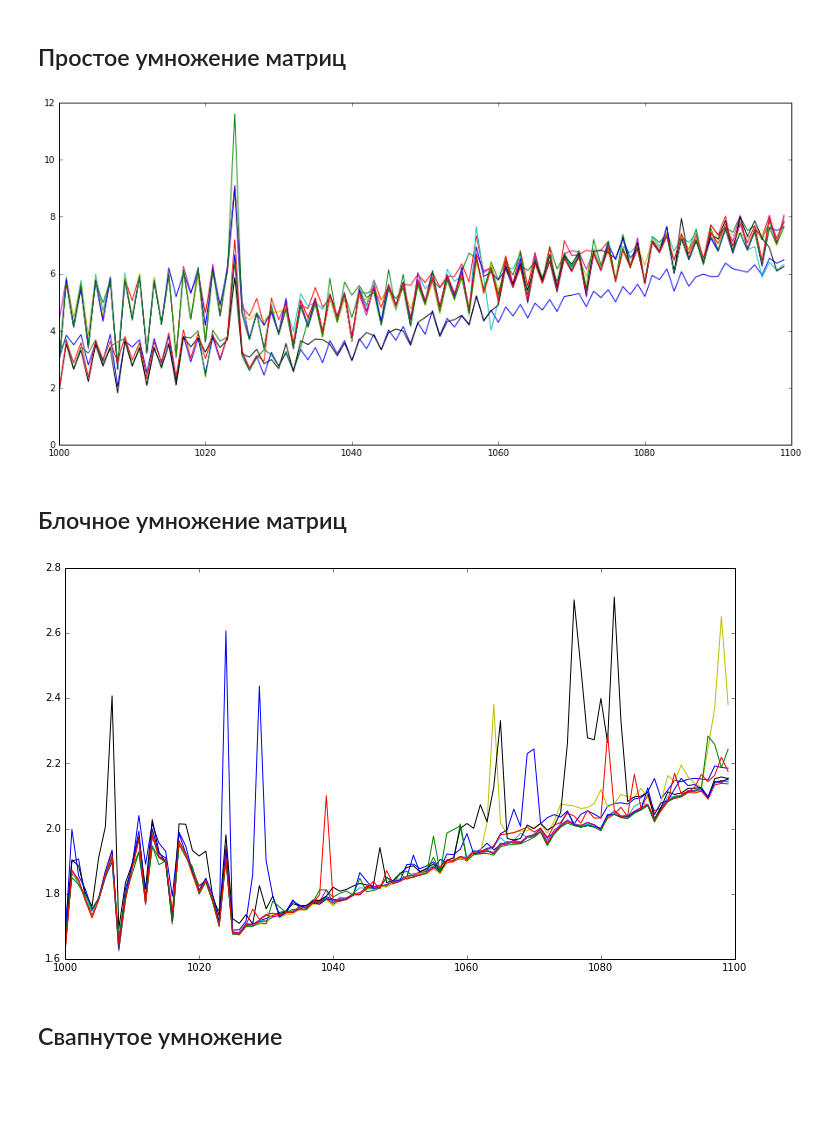
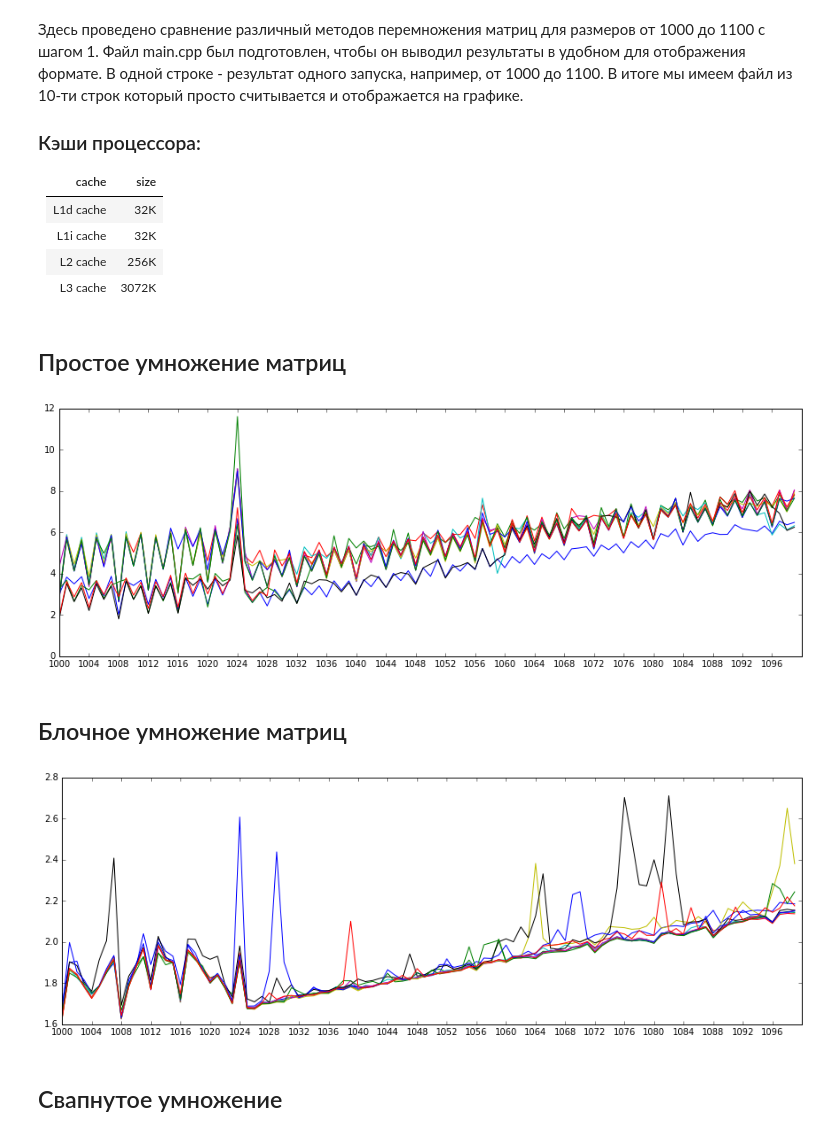
Before and after one commit to matveinazaruk/mag_tolstikov, a Jupyter notebook: 1000_1100.ipynb, the cells around one changed output. Drawn from its saved outputs; the diff is of its cells as text; code cells hidden in the pictures; blank space fills up the shorter version.

Commit message:
Adjusted graphics.

```diff
--- a/1000_1100.ipynb
+++ b/1000_1100.ipynb
@@ -1,6 +1,7 @@
 # %%
 %matplotlib inline
 import matplotlib.pyplot as plt
+import numpy as np
 
 simple_results = []
 with open('simple_results_1000_1100.txt') as fin:
@@ -18,4 +19,4 @@ with open('swapped_results_1000_1100.txt') as fin:
         swapped_results.append([float(n) for n in line.split()])
 
 
-plt.rcParams["figure.figsize"] = (15, 7)
+plt.rcParams["figure.figsize"] = (15, 5)
@@ -22,19 +28,36 @@ plt.rcParams["figure.figsize"] = (15, 7)
+# %% [markdown]
+Здесь проведено сравнение различный методов перемножения матриц для размеров от 1000 до 1100 с шагом 1.
+Файл main.cpp был подготовлен, чтобы он выводил результаты в удобном для отображения формате.
+В одной строке - результат одного запуска, например, от 1000 до 1100. В итоге мы имеем файл из 10-ти строк который просто считывается и отображается на графике.
+
+### Кэши процессора:
+
+| cache     |  size |
+|:----------|-------|
+|L1d cache  | 32K   |
+|L1i cache  | 32K   |
+|L2 cache   | 256K  |
+|L3 cache   | 3072K |
 # %% [markdown]
 ## Простое умножение матриц
 # %%
 for results in simple_results:
     plt.plot(xrange(1000, 1100), results)
+
+plt.xticks(np.arange(1000, 1100, 4))
 plt.show()
 # %% [output]
-[figure, old version]
+[figure, new version]
 # %% [markdown]
 ## Блочное умножение матриц
 # %%
 for results in block_results:
     plt.plot(xrange(1000, 1100), results)
+
+plt.xticks(np.arange(1000, 1100, 4))
 plt.show()
 # %% [output]
-[figure, old version]
+[figure, new version]
 # %% [markdown]
 ## Свапнутое умножение
 # %%
```
Also changed, not shown: parts of 4 cells of this notebook, 1 other file.
